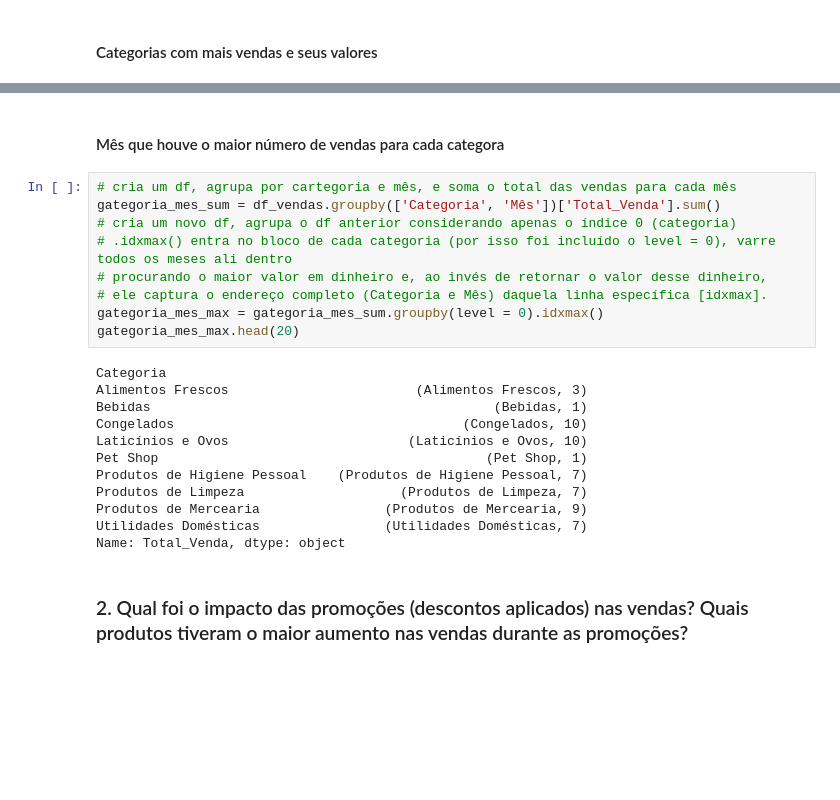
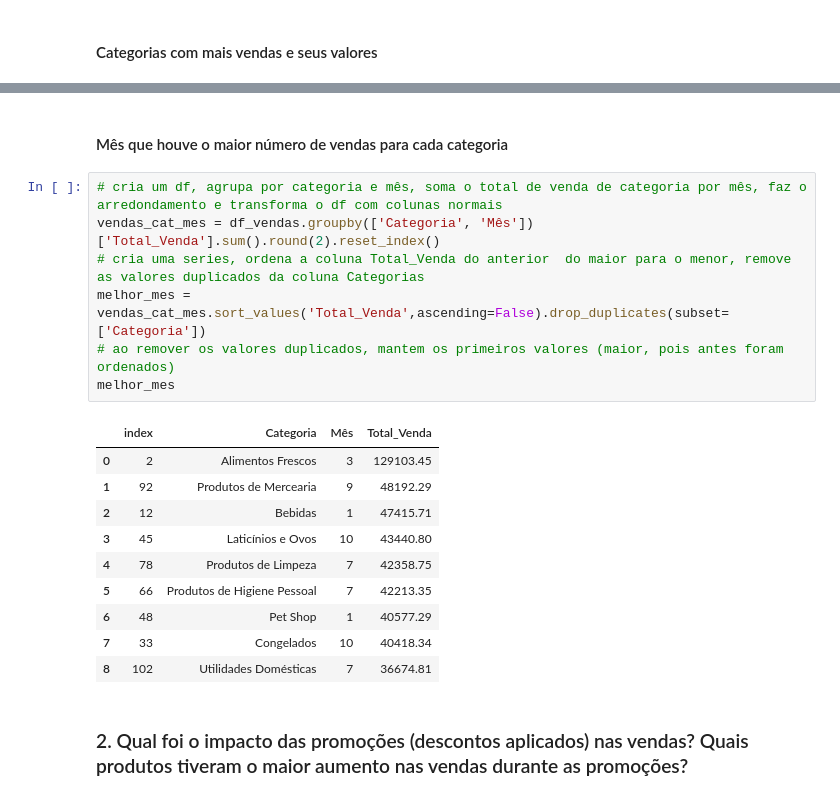
Before and after one commit to felipealbanez/Estudos, a Jupyter notebook: CAIXA_Verso/Módulo 02 - Análise Exploratória de Dados/Projeto_Final_AED.ipynb, the cells around one changed output, grey strips where cells are left out. Drawn from its saved outputs; the diff is of its cells as text; blank space fills up the shorter version.

```diff
--- a/CAIXA_Verso/Módulo 02 - Análise Exploratória de Dados/Projeto_Final_AED.ipynb
+++ b/CAIXA_Verso/Módulo 02 - Análise Exploratória de Dados/Projeto_Final_AED.ipynb
@@ -349,28 +347,25 @@ Congelados                      439720.13
 Utilidades Domésticas           359522.58
 Name: Total_Venda, dtype: float64
 # %% [markdown]
-#### Mês que houve o maior número de vendas para cada categora
+#### Mês que houve o maior número de vendas para cada categoria
-# %%
-# cria um df, agrupa por cartegoria e mês, e soma o total das vendas para cada mês
-gategoria_mes_sum = df_vendas.groupby(['Categoria', 'Mês'])['Total_Venda'].sum()
-# cria um novo df, agrupa o df anterior considerando apenas o índice 0 (categoria)
-# .idxmax() entra no bloco de cada categoria (por isso foi incluído o level = 0), varre todos os meses ali dentro
-# procurando o maior valor em dinheiro e, ao invés de retornar o valor desse dinheiro,
-# ele captura o endereço completo (Categoria e Mês) daquela linha específica [idxmax].
-gategoria_mes_max = gategoria_mes_sum.groupby(level = 0).idxmax()
-gategoria_mes_max.head(20)
-# %% [output]
-Categoria
-Alimentos Frescos                        (Alimentos Frescos, 3)
-Bebidas                                            (Bebidas, 1)
-Congelados                                     (Congelados, 10)
-Laticínios e Ovos                       (Laticínios e Ovos, 10)
-Pet Shop                                          (Pet Shop, 1)
-Produtos de Higiene Pessoal    (Produtos de Higiene Pessoal, 7)
-Produtos de Limpeza                    (Produtos de Limpeza, 7)
-Produtos de Mercearia                (Produtos de Mercearia, 9)
-Utilidades Domésticas                (Utilidades Domésticas, 7)
-Name: Total_Venda, dtype: object
+# %%
+# cria um df, agrupa por categoria e mês, soma o total de venda de categoria por mês, faz o arredondamento e transforma o df com colunas normais
+vendas_cat_mes = df_vendas.groupby(['Categoria', 'Mês'])['Total_Venda'].sum().round(2).reset_index()
+# cria uma series, ordena a coluna Total_Venda do anterior  do maior para o menor, remove as valores duplicados da coluna Categorias
+melhor_mes = vendas_cat_mes.sort_values('Total_Venda',ascending=False).drop_duplicates(subset=['Categoria'])
+# ao remover os valores duplicados, mantem os primeiros valores (maior, pois antes foram ordenados)
+melhor_mes
+# %% [output]
+|  | index | Categoria | Mês | Total_Venda |
+| 0 | 2 | Alimentos Frescos | 3 | 129103.45 |
+| 1 | 92 | Produtos de Mercearia | 9 | 48192.29 |
+| 2 | 12 | Bebidas | 1 | 47415.71 |
+| 3 | 45 | Laticínios e Ovos | 10 | 43440.80 |
+| 4 | 78 | Produtos de Limpeza | 7 | 42358.75 |
+| 5 | 66 | Produtos de Higiene Pessoal | 7 | 42213.35 |
+| 6 | 48 | Pet Shop | 1 | 40577.29 |
+| 7 | 33 | Congelados | 10 | 40418.34 |
+| 8 | 102 | Utilidades Domésticas | 7 | 36674.81 |
 # %% [markdown]
 ### 2. Qual foi o impacto das promoções (descontos aplicados) nas vendas? Quais produtos tiveram o maior aumento nas vendas durante as promoções?
 # %% [markdown]
```
Also changed, not shown: parts of 7 cells of this notebook.
